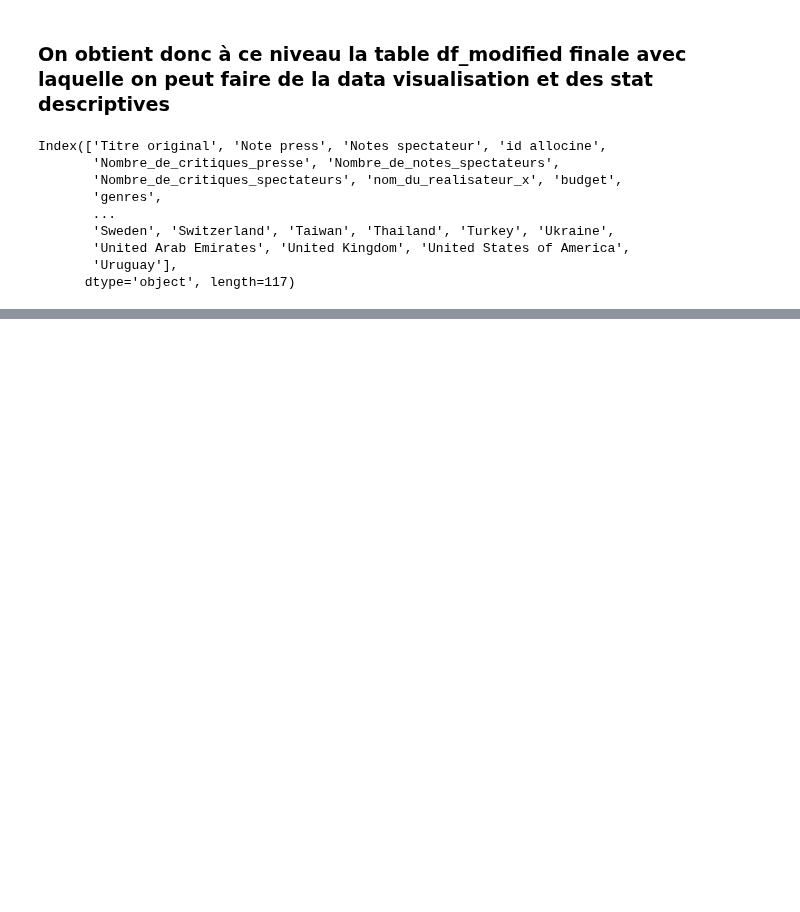
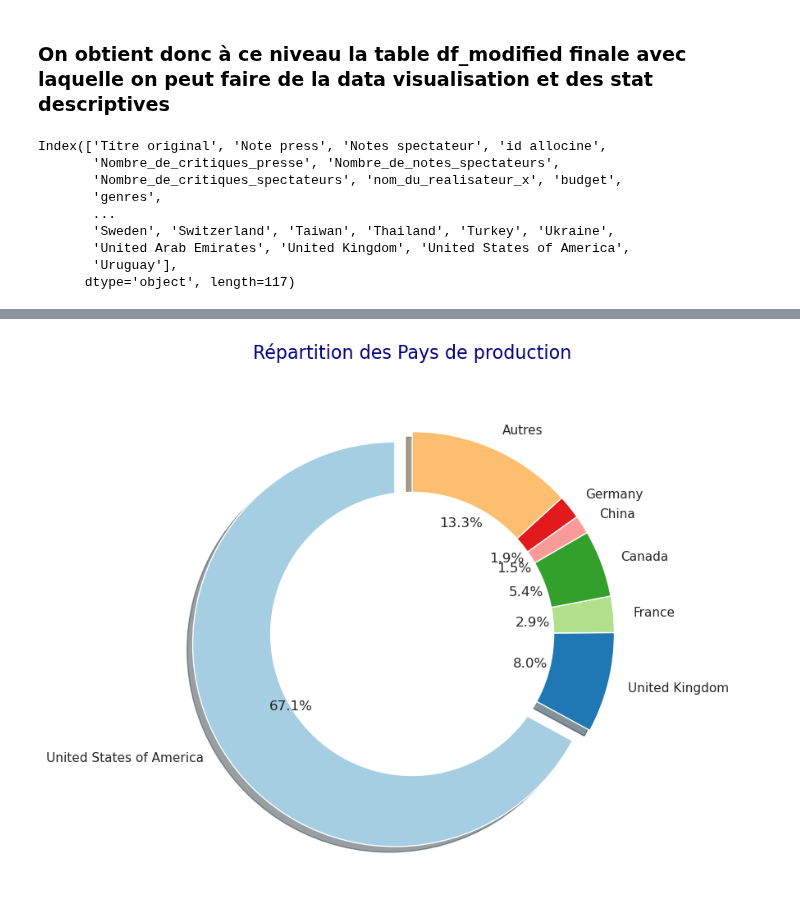
Before and after one commit to mass2330/python_ds_film, a Jupyter notebook: stat_des.ipynb, the cells around one changed output, grey strips where cells are left out. Cells and saved outputs as stored; diff of their text form; code cells hidden in the pictures; blank space fills up the shorter version.

```diff
--- a/stat_des.ipynb
+++ b/stat_des.ipynb
@@ -308,0 +389,38 @@ Index(['Titre original', 'Note press', 'Notes spectateur', 'id allocine',
+# %%
+# Sélection des colonnes correspondant aux genres binaires
+
+all_countries= ['United States of America','United Kingdom', 'France', 'Malta', 'Morocco', 'Canada', 'India', 'Spain', 'Australia', 'Iceland', 'Norway',
+             'South Africa','China','Chile','Dominican Republic','Hungary','Japan','Mexico','Italy','Bulgaria','Germany','Brazil','Hong Kong','Indonesia',
+             'Romania','Switzerland','United Arab Emirates','Argentina','Belgium','Greece','Israel','Sweden','New Zealand', 'Portugal', 'Denmark', 'Singapore',
+             'Ghana','Bahamas','Nigeria','Bolivia','Netherlands','Ireland', 'Peru', 'Austria', 'Czech Republic', 'Costa Rica', 'Serbia', 'Malaysia', 'South Korea',
+             'Luxembourg','Taiwan','Poland','Thailand','Puerto Rico','Kenya','Philippines','Cambodia', 'Colombia', 'Cuba', 'Panama', 'Russia', 'Finland',
+             'Cyprus', 'Ukraine', 'Lebanon', 'Lithuania', 'Qatar', 'Jordan', 'Uruguay', 'Senegal', 'Iraq', 'Albania', 'Malawi', 'Turkey', 'Iran']
+# Somme des genres par colonne
+countries_counts = df_modified[all_countries].sum()
+
+# Trouver le genre avec la plus grande part
+max_countries = countries_counts.idxmax()
+
+# Regrouper les genres moins fréquents sous "Autres" si nécessaire
+threshold = 0.015  # Ajustez cette valeur en fonction de votre préférence
+countries_counts['Autres'] = countries_counts[countries_counts < threshold * countries_counts.max()].sum()
+countries_counts = countries_counts[countries_counts >= threshold * countries_counts.max()]
+
+# Ajouter une entrée pour le genre principal (avec effet de relief)
+explode = [0.1 if genre == max_countries else 0 for genre in countries_counts.index]
+
+# Plot le diagramme en camembert
+plt.figure(figsize=(8, 8))
+plt.pie(countries_counts, labels=countries_counts.index, autopct='%1.1f%%', startangle=90, colors=plt.cm.Paired.colors, explode=explode,wedgeprops=dict(width=0.4),
+        shadow=True)
+
+# Aspect sophistiqué
+plt.gca().add_artist(plt.Circle((0, 0), 0.70, fc='white'))
+
+# Titre et personnalisation
+plt.title('Répartition des Pays de production', pad=20, fontsize=16, color='navy')
+
+# Afficher le graphique
+plt.show()
+# %% [output]
+[figure, added]
```
Also changed, not shown: parts of 12 cells of this notebook.
